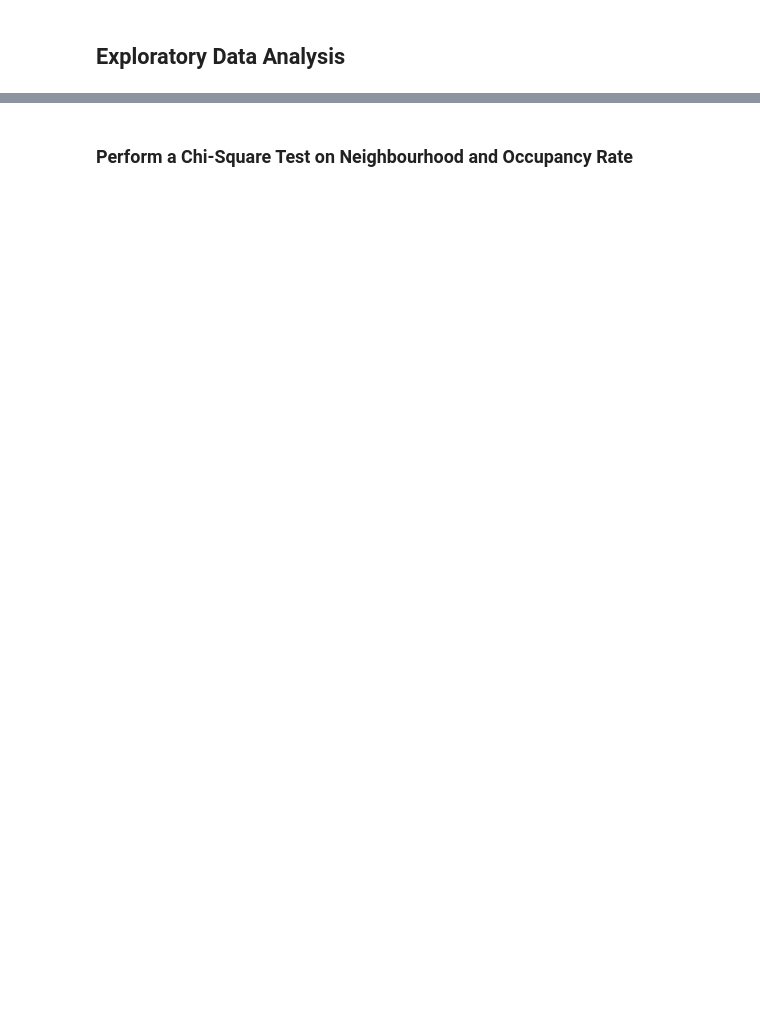
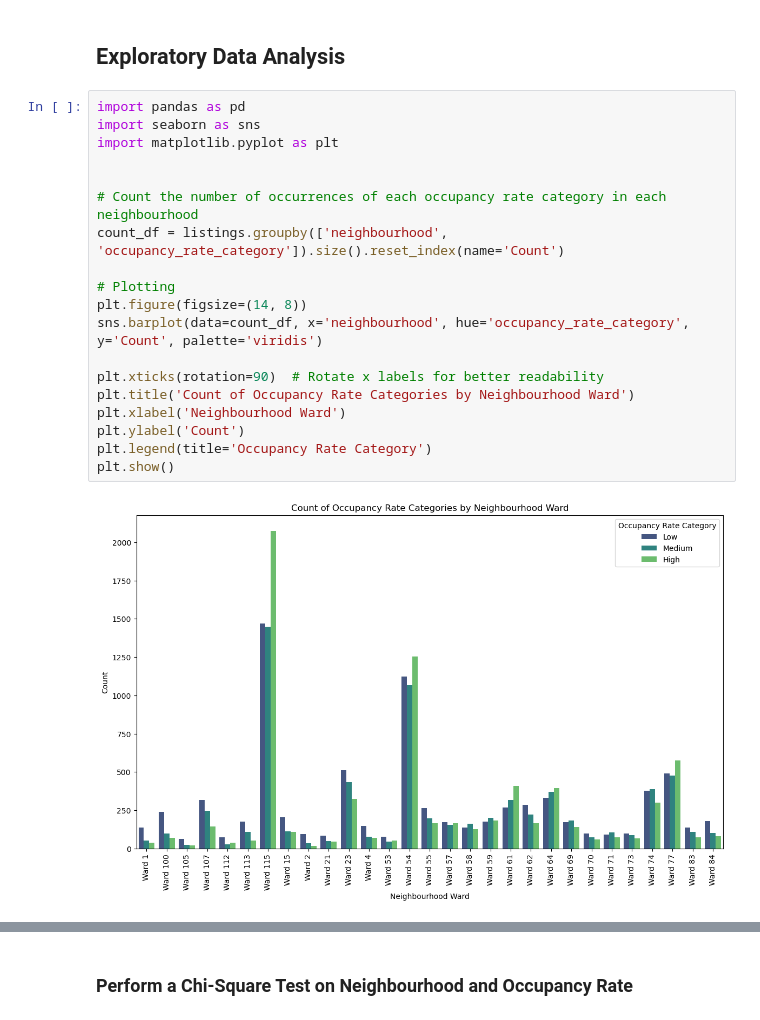
Before and after one commit to stendewa/Air-BnB-Occupancy-Rate-Optimization, a Jupyter notebook: AirBnB Capetown/AirBnBCapeTown.ipynb, the cells around one changed output, grey strips where cells are left out. Drawn from its saved outputs; the diff is of its cells as text; blank space fills up the shorter version.

```diff
--- a/AirBnB Capetown/AirBnBCapeTown.ipynb
+++ b/AirBnB Capetown/AirBnBCapeTown.ipynb
@@ -361,2 +380,23 @@ listings.head(20)
 # %% [markdown]
 ## Exploratory Data Analysis
+# %%
+import pandas as pd
+import seaborn as sns
+import matplotlib.pyplot as plt
+
+
+# Count the number of occurrences of each occupancy rate category in each neighbourhood
+count_df = listings.groupby(['neighbourhood', 'occupancy_rate_category']).size().reset_index(name='Count')
+
+# Plotting
+plt.figure(figsize=(14, 8))
+sns.barplot(data=count_df, x='neighbourhood', hue='occupancy_rate_category', y='Count', palette='viridis')
+
+plt.xticks(rotation=90)  # Rotate x labels for better readability
+plt.title('Count of Occupancy Rate Categories by Neighbourhood Ward')
+plt.xlabel('Neighbourhood Ward')
+plt.ylabel('Count')
+plt.legend(title='Occupancy Rate Category')
+plt.show()
+# %% [output]
+[figure, added]
```
Also changed, not shown: parts of 44 cells of this notebook.
